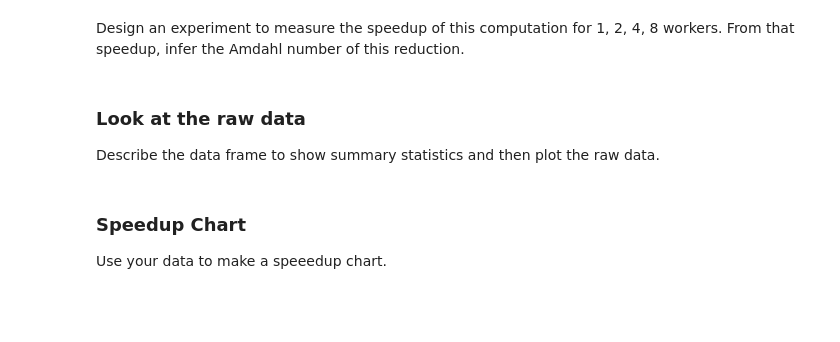
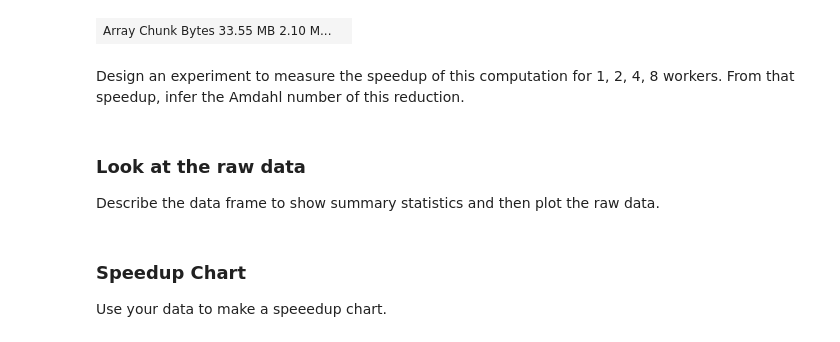
Before and after one commit to AbnerErnaniADSFatec/parallel-programing, a Jupyter notebook: inpe-parallel-data-science/code/activities/02_Amdahls_activity.ipynb, the cells around one changed output. Cells and saved outputs as stored; diff of their text form; code cells hidden in the pictures; blank space fills up the shorter version.

```diff
--- a/inpe-parallel-data-science/code/activities/02_Amdahls_activity.ipynb
+++ b/inpe-parallel-data-science/code/activities/02_Amdahls_activity.ipynb
@@ -17,20 +17,23 @@ Let's compute an aggregate on our turbulent field.
 # %%
 import dask.array as da
 import h5py
 
 # load a file and grab the data
 f = h5py.File("../../input/isotropic4096.h5","r")
 d = f['u00000']
 
 # convert data into a dask array and take the velocity magnitude
 uvec = da.from_array(d[0,:,:,:], chunks=(512, 512, 3))
 umag = da.linalg.norm(uvec, axis=2)
 
 # hint dask to keep this around
 umag.persist()
 
 # compute the maximum velocity
 umag.max().compute()
+umag
+# %% [output]
+| Array Chunk Bytes 33.55 MB 2.10 M... |  |
 # %% [markdown]
 Design an experiment to measure the speedup of this computation for 1, 2, 4, 8 workers.  From that speedup, infer the Amdahl number of this reduction.
 # %%
```
Also changed, not shown: 15 other files.
